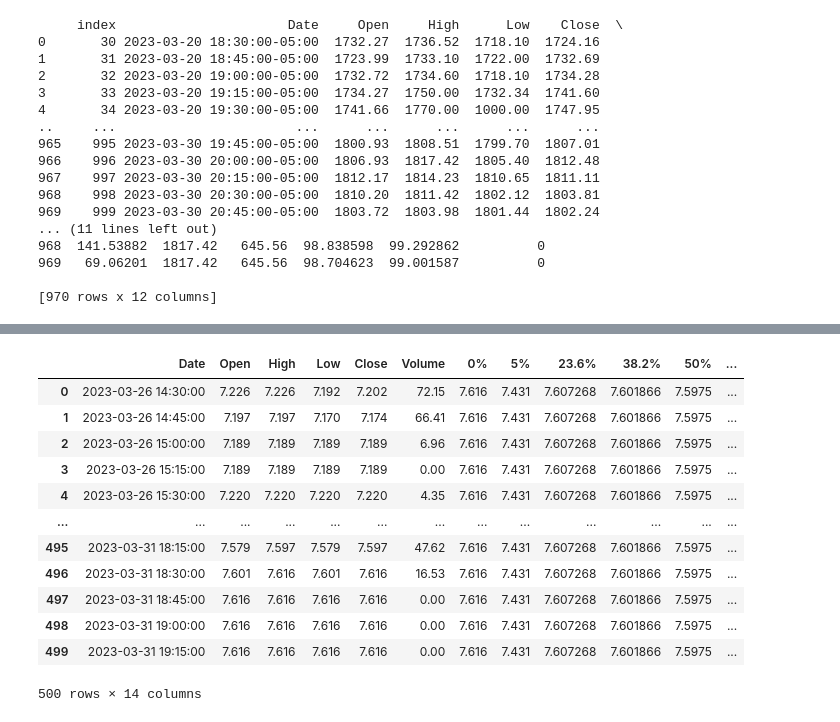
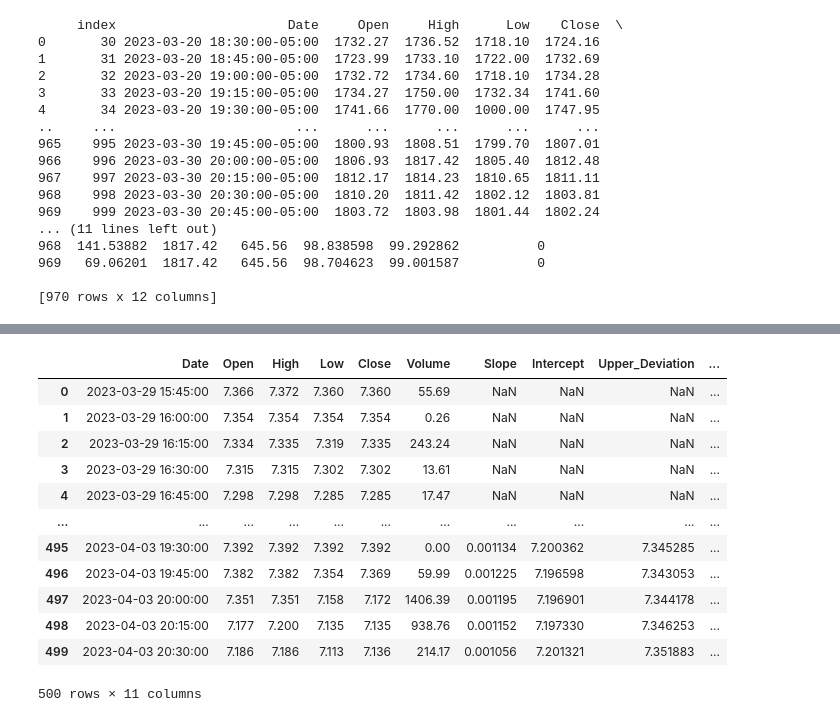
Before and after one commit to kubadlugosz/Geminit-Trading-Bot, a Jupyter notebook: Backtest.ipynb, the cells around one changed output, grey strips where cells are left out. Cells and saved outputs as stored; diff of their text form; code cells hidden in the pictures.

```diff
--- a/Backtest.ipynb
+++ b/Backtest.ipynb
@@ -899,16 +826,58 @@ ValueError: The truth value of a DataFrame is ambiguous. Use a.empty, a.bool(),
-# %%
-fibonacci_retracement(df, 5,5)
-# %% [output]
-|  | Date | Open | High | Low | Close | Volume | 0% | 5% | 23.6% | 38.2% | 50% | ... |
-| 0 | 2023-03-26 14:30:00 | 7.226 | 7.226 | 7.192 | 7.202 | 72.15 | 7.616 | 7.431 | 7.607268 | 7.601866 | 7.5975 | ... |
-| 1 | 2023-03-26 14:45:00 | 7.197 | 7.197 | 7.170 | 7.174 | 66.41 | 7.616 | 7.431 | 7.607268 | 7.601866 | 7.5975 | ... |
-| 2 | 2023-03-26 15:00:00 | 7.189 | 7.189 | 7.189 | 7.189 | 6.96 | 7.616 | 7.431 | 7.607268 | 7.601866 | 7.5975 | ... |
-| 3 | 2023-03-26 15:15:00 | 7.189 | 7.189 | 7.189 | 7.189 | 0.00 | 7.616 | 7.431 | 7.607268 | 7.601866 | 7.5975 | ... |
-| 4 | 2023-03-26 15:30:00 | 7.220 | 7.220 | 7.220 | 7.220 | 4.35 | 7.616 | 7.431 | 7.607268 | 7.601866 | 7.5975 | ... |
-| ... | ... | ... | ... | ... | ... | ... | ... | ... | ... | ... | ... | ... |
-| 495 | 2023-03-31 18:15:00 | 7.579 | 7.597 | 7.579 | 7.597 | 47.62 | 7.616 | 7.431 | 7.607268 | 7.601866 | 7.5975 | ... |
-| 496 | 2023-03-31 18:30:00 | 7.601 | 7.616 | 7.601 | 7.616 | 16.53 | 7.616 | 7.431 | 7.607268 | 7.601866 | 7.5975 | ... |
-| 497 | 2023-03-31 18:45:00 | 7.616 | 7.616 | 7.616 | 7.616 | 0.00 | 7.616 | 7.431 | 7.607268 | 7.601866 | 7.5975 | ... |
-| 498 | 2023-03-31 19:00:00 | 7.616 | 7.616 | 7.616 | 7.616 | 0.00 | 7.616 | 7.431 | 7.607268 | 7.601866 | 7.5975 | ... |
-| 499 | 2023-03-31 19:15:00 | 7.616 | 7.616 | 7.616 | 7.616 | 0.00 | 7.616 | 7.431 | 7.607268 | 7.601866 | 7.5975 | ... |
-500 rows × 14 columns
+# %%
+import numpy as np
+import pandas as pd
+import scipy.stats as stats
+from scipy.stats import pearsonr
+
+def linear_regression_channel(df, std_deviation, look_back):
+    """
+    This function returns a dataframe with prices corresponding to the Upper Deviation,
+    Slope, Lower Deviation, and Correlation columns of the Linear Regression Channel.
+
+    Parameters:
+    -----------
+    df : pandas.DataFrame
+        The DataFrame containing the data to be used to calculate the linear regression channel.
+
+    std_deviation : int
+        The number of standard deviations to be used for calculating the channel.
+
+    look_back : int
+        The number of data points to be used for calculating the linear regression slope.
+
+    Returns:
+    --------
+    pandas.DataFrame
+        A DataFrame containing the prices corresponding to the Upper Deviation, Slope,
+        Lower Deviation, and Correlation columns of the Linear Regression Channel.
+    """
+    # Calculate the linear regression slope
+    df['Slope'] = df['Close'].rolling(window=look_back).apply(lambda x: stats.linregress(range(len(x)), x)[0])
+
+    # Calculate the linear regression intercept
+    df['Intercept'] = df['Close'].rolling(window=look_back).apply(lambda x: stats.linregress(range(len(x)), x)[1])
+
+    # Calculate the linear regression channel
+    df['Upper_Deviation'] = df['Intercept'] + std_deviation * df['Close'].rolling(window=look_back).std()
+    df['Lower_Deviation'] = df['Intercept'] - std_deviation * df['Close'].rolling(window=look_back).std()
+
+    # Calculate the correlation coefficient
+    df['Correlation'] = df['Close'].rolling(window=look_back).corr(df['Slope'])
+
+    return df
+# %%
+linear_regression_channel(df,2,100)
+# %% [output]
+|  | Date | Open | High | Low | Close | Volume | Slope | Intercept | Upper_Deviation | ... |
+| 0 | 2023-03-29 15:45:00 | 7.366 | 7.372 | 7.360 | 7.360 | 55.69 | NaN | NaN | NaN | ... |
+| 1 | 2023-03-29 16:00:00 | 7.354 | 7.354 | 7.354 | 7.354 | 0.26 | NaN | NaN | NaN | ... |
+| 2 | 2023-03-29 16:15:00 | 7.334 | 7.335 | 7.319 | 7.335 | 243.24 | NaN | NaN | NaN | ... |
+| 3 | 2023-03-29 16:30:00 | 7.315 | 7.315 | 7.302 | 7.302 | 13.61 | NaN | NaN | NaN | ... |
+| 4 | 2023-03-29 16:45:00 | 7.298 | 7.298 | 7.285 | 7.285 | 17.47 | NaN | NaN | NaN | ... |
+| ... | ... | ... | ... | ... | ... | ... | ... | ... | ... | ... |
+| 495 | 2023-04-03 19:30:00 | 7.392 | 7.392 | 7.392 | 7.392 | 0.00 | 0.001134 | 7.200362 | 7.345285 | ... |
+| 496 | 2023-04-03 19:45:00 | 7.382 | 7.382 | 7.354 | 7.369 | 59.99 | 0.001225 | 7.196598 | 7.343053 | ... |
+| 497 | 2023-04-03 20:00:00 | 7.351 | 7.351 | 7.158 | 7.172 | 1406.39 | 0.001195 | 7.196901 | 7.344178 | ... |
+| 498 | 2023-04-03 20:15:00 | 7.177 | 7.200 | 7.135 | 7.135 | 938.76 | 0.001152 | 7.197330 | 7.346253 | ... |
+| 499 | 2023-04-03 20:30:00 | 7.186 | 7.186 | 7.113 | 7.136 | 214.17 | 0.001056 | 7.201321 | 7.351883 | ... |
+500 rows × 11 columns
```
Also changed, not shown: parts of 6 cells of this notebook, 1 other file.
